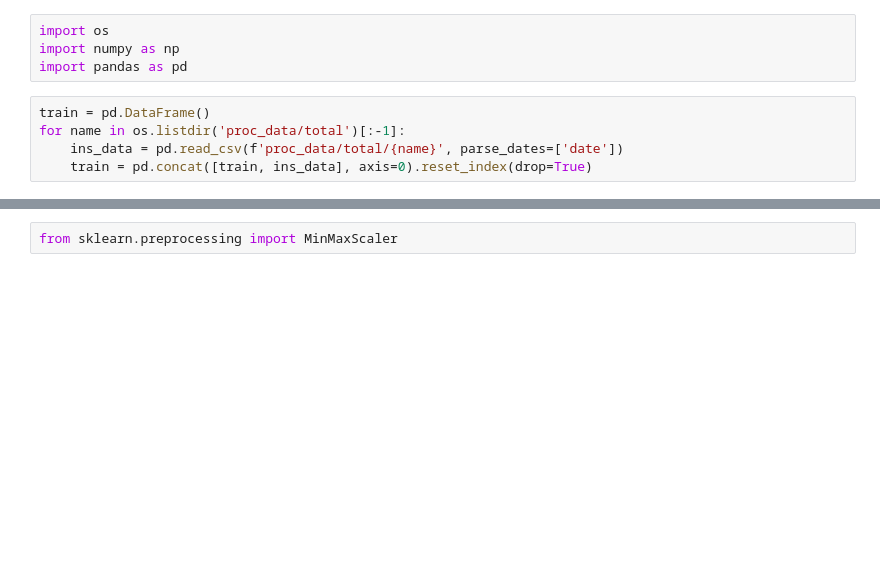
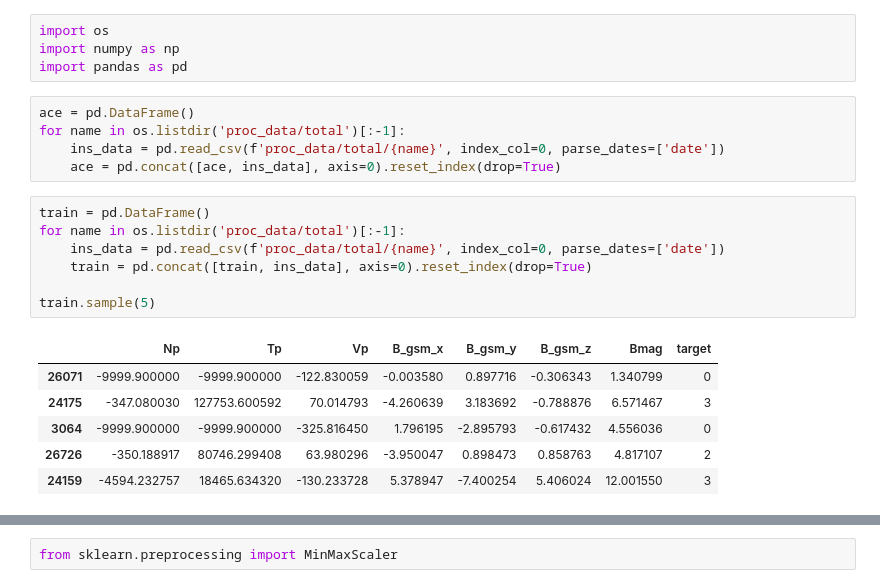
Before and after one commit to GDAI-inov/Space, a Jupyter notebook: space - keras(RNN).ipynb, the cells around one changed output, grey strips where cells are left out. Cells and saved outputs as stored; diff of their text form; blank space fills up the shorter version.

```diff
--- a/space - keras(RNN).ipynb
+++ b/space - keras(RNN).ipynb
@@ -2,8 +2,22 @@
 import os
 import numpy as np
 import pandas as pd
+# %%
+ace = pd.DataFrame()
+for name in os.listdir('proc_data/total')[:-1]:
+    ins_data = pd.read_csv(f'proc_data/total/{name}', index_col=0, parse_dates=['date'])
+    ace = pd.concat([ace, ins_data], axis=0).reset_index(drop=True)
 # %%
 train = pd.DataFrame()
 for name in os.listdir('proc_data/total')[:-1]:
-    ins_data = pd.read_csv(f'proc_data/total/{name}', parse_dates=['date'])
+    ins_data = pd.read_csv(f'proc_data/total/{name}', index_col=0, parse_dates=['date'])
     train = pd.concat([train, ins_data], axis=0).reset_index(drop=True)
+
+train.sample(5)
+# %% [output]
+|  | Np | Tp | Vp | B_gsm_x | B_gsm_y | B_gsm_z | Bmag | target |
+| 26071 | -9999.900000 | -9999.900000 | -122.830059 | -0.003580 | 0.897716 | -0.306343 | 1.340799 | 0 |
+| 24175 | -347.080030 | 127753.600592 | 70.014793 | -4.260639 | 3.183692 | -0.788876 | 6.571467 | 3 |
+| 3064 | -9999.900000 | -9999.900000 | -325.816450 | 1.796195 | -2.895793 | -0.617432 | 4.556036 | 0 |
+| 26726 | -350.188917 | 80746.299408 | 63.980296 | -3.950047 | 0.898473 | 0.858763 | 4.817107 | 2 |
+| 24159 | -4594.232757 | 18465.634320 | -130.233728 | 5.378947 | -7.400254 | 5.406024 | 12.001550 | 3 |
```
Also changed, not shown: parts of 16 cells of this notebook, 3 other files.
